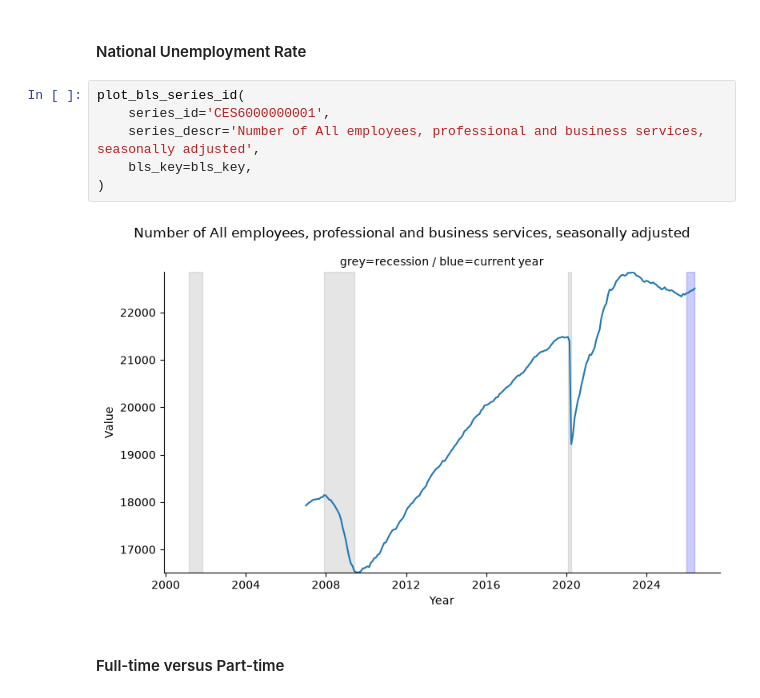
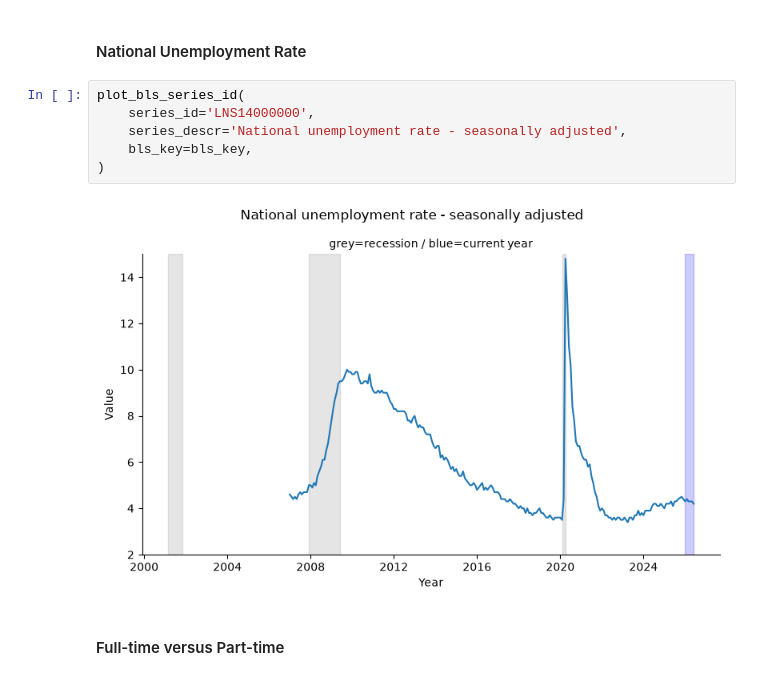
Before and after one commit to pybokeh/data-sets, a Jupyter notebook: bls/BLS_API.ipynb, the cells around one changed output. Cells and saved outputs as stored; diff of their text form.

```diff
--- a/bls/BLS_API.ipynb
+++ b/bls/BLS_API.ipynb
@@ -169,12 +169,12 @@ def plot_bls_series_id(
 #### National Unemployment Rate
 # %%
 plot_bls_series_id(
-    series_id='CES6000000001',
-    series_descr='Number of All employees, professional and business services, seasonally adjusted',
+    series_id='LNS14000000',
+    series_descr='National unemployment rate - seasonally adjusted',
     bls_key=bls_key,
 )
 # %% [output]
-[figure, old version]
+[figure, new version]
 # %% [markdown]
 #### Full-time versus Part-time
 # %%
```
Also changed, not shown: 3 other files.
